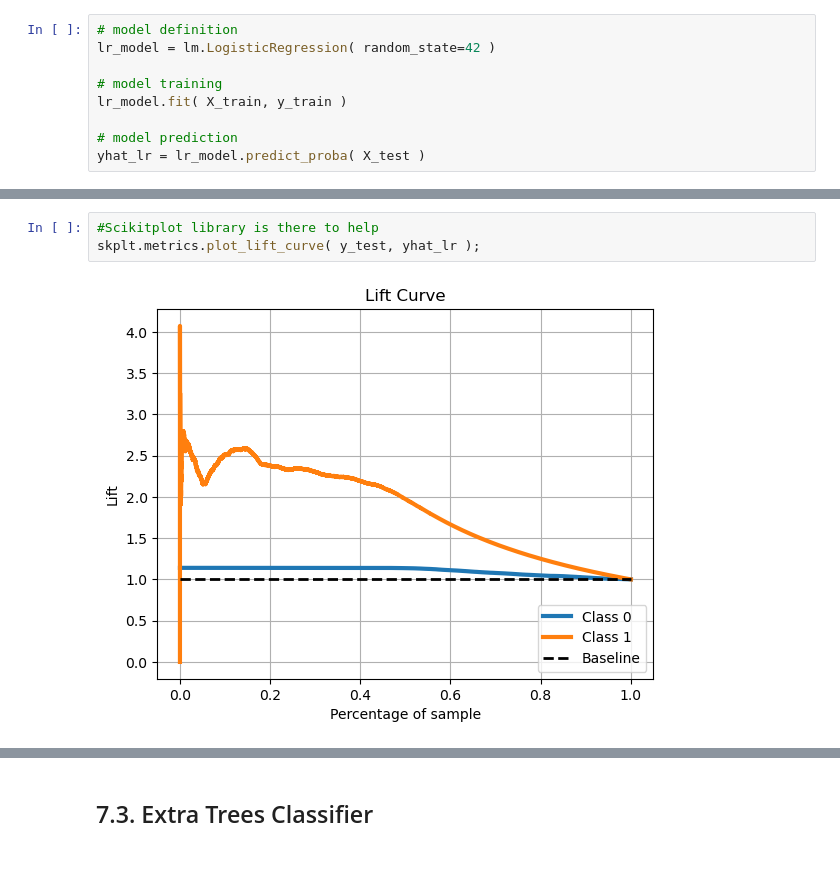
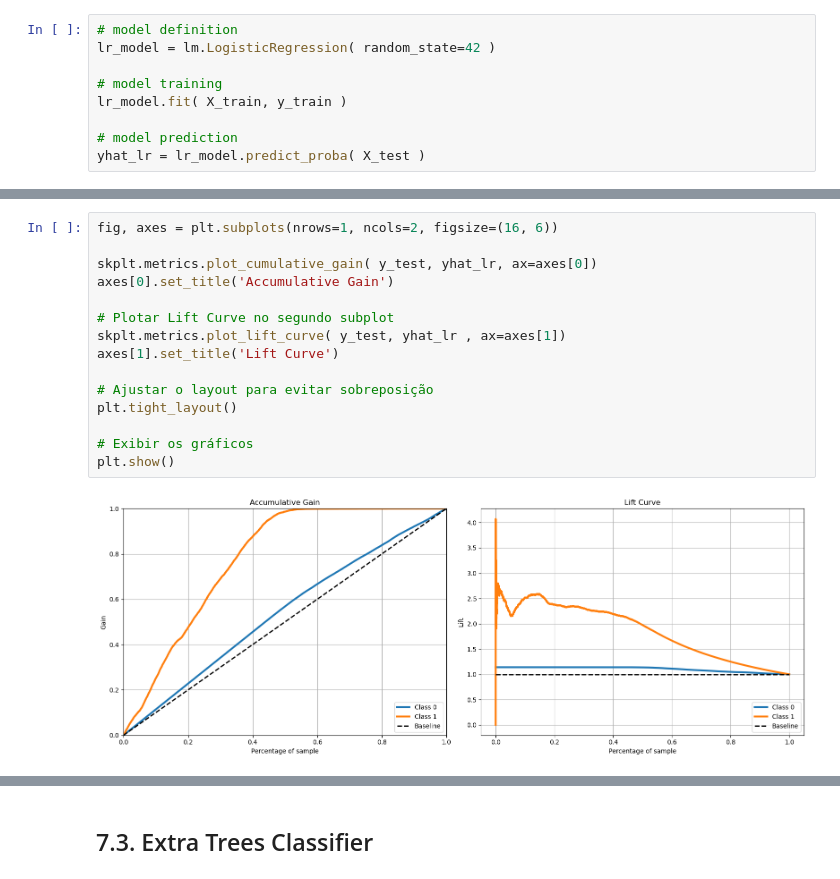
Before and after one commit to GabrielAlvesDS/Health-Insurance-Cross-Sell, a Jupyter notebook: notebooks/1.0.gca_health_insurance_cross_sell.ipynb, the cells around one changed output, grey strips where cells are left out. Saved outputs shown, nothing was run; the diff lists cells and outputs as text.

```diff
--- a/notebooks/1.0.gca_health_insurance_cross_sell.ipynb
+++ b/notebooks/1.0.gca_health_insurance_cross_sell.ipynb
@@ -611,5 +667,17 @@ skplt.metrics.plot_cumulative_gain( y_test, yhat_lr );
-# %%
-#Scikitplot library is there to help
-skplt.metrics.plot_lift_curve( y_test, yhat_lr );
-# %% [output]
-[figure, removed]
+# %%
+fig, axes = plt.subplots(nrows=1, ncols=2, figsize=(16, 6))
+
+skplt.metrics.plot_cumulative_gain( y_test, yhat_lr, ax=axes[0])
+axes[0].set_title('Accumulative Gain')
+
+# Plotar Lift Curve no segundo subplot
+skplt.metrics.plot_lift_curve( y_test, yhat_lr , ax=axes[1])
+axes[1].set_title('Lift Curve')
+
+# Ajustar o layout para evitar sobreposição
+plt.tight_layout()
+
+# Exibir os gráficos
+plt.show()
+# %% [output]
+[figure, added]
```
Also changed, not shown: parts of 39 cells of this notebook, 9 other files.
